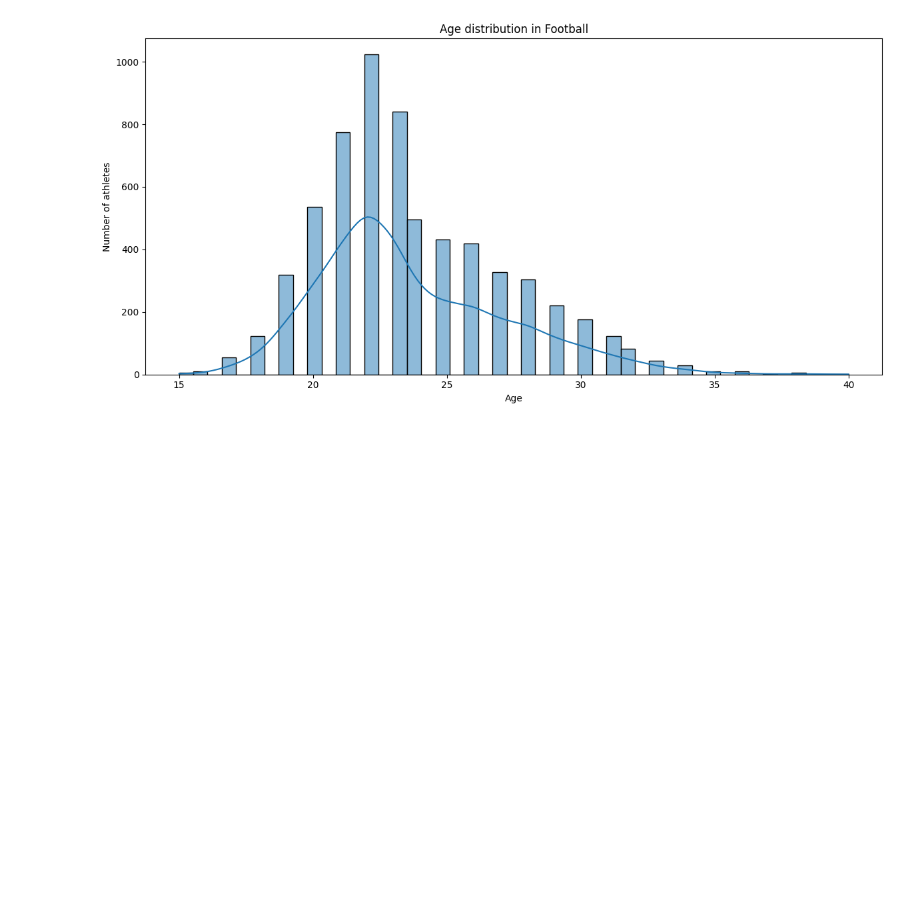
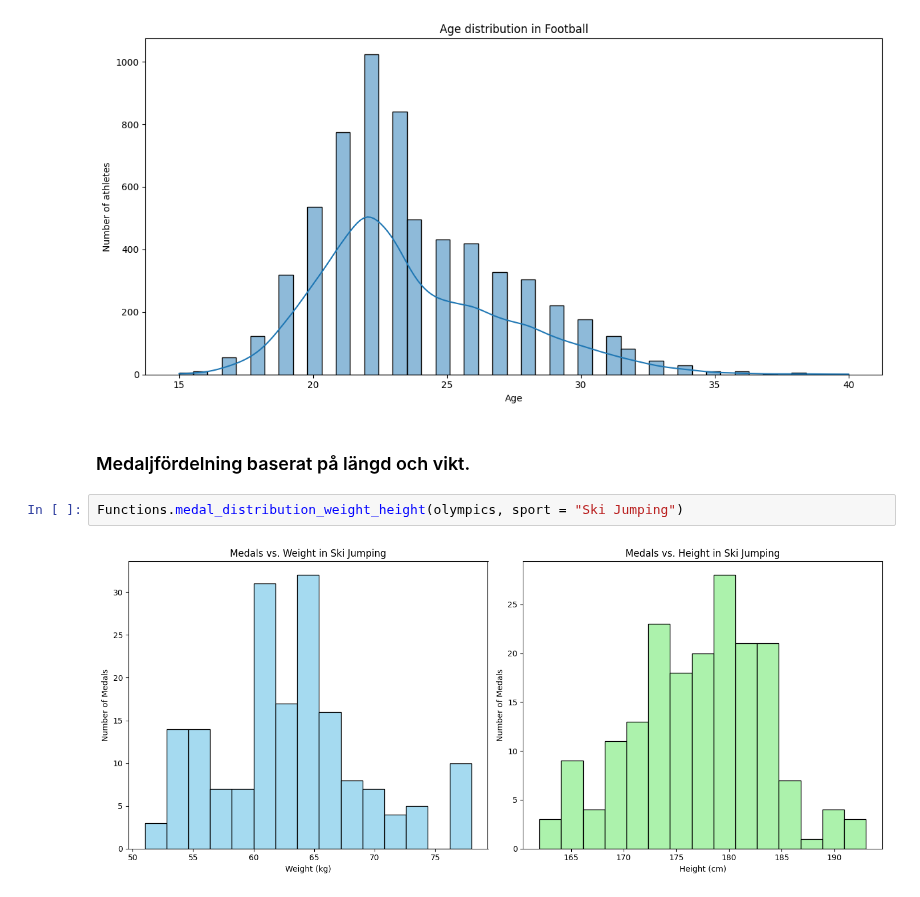
Before and after one commit to SebastianPetersson/Project_OS, a Jupyter notebook: Projekt_OS_Tyskland.ipynb, the cells around one changed output. Saved outputs shown, nothing was run; the diff lists cells and outputs as text; blank space fills up the shorter version.

```diff
--- a/Projekt_OS_Tyskland.ipynb
+++ b/Projekt_OS_Tyskland.ipynb
@@ -136,3 +107,9 @@ plt.tight_layout()
 plt.show()
 # %% [output]
 [figure]
+# %% [markdown]
+### Medaljfördelning baserat på längd och vikt.
+# %%
+Functions.medal_distribution_weight_height(olympics, sport = "Ski Jumping")
+# %% [output]
+[figure, added]
```
Also changed, not shown: parts of 16 cells of this notebook.
